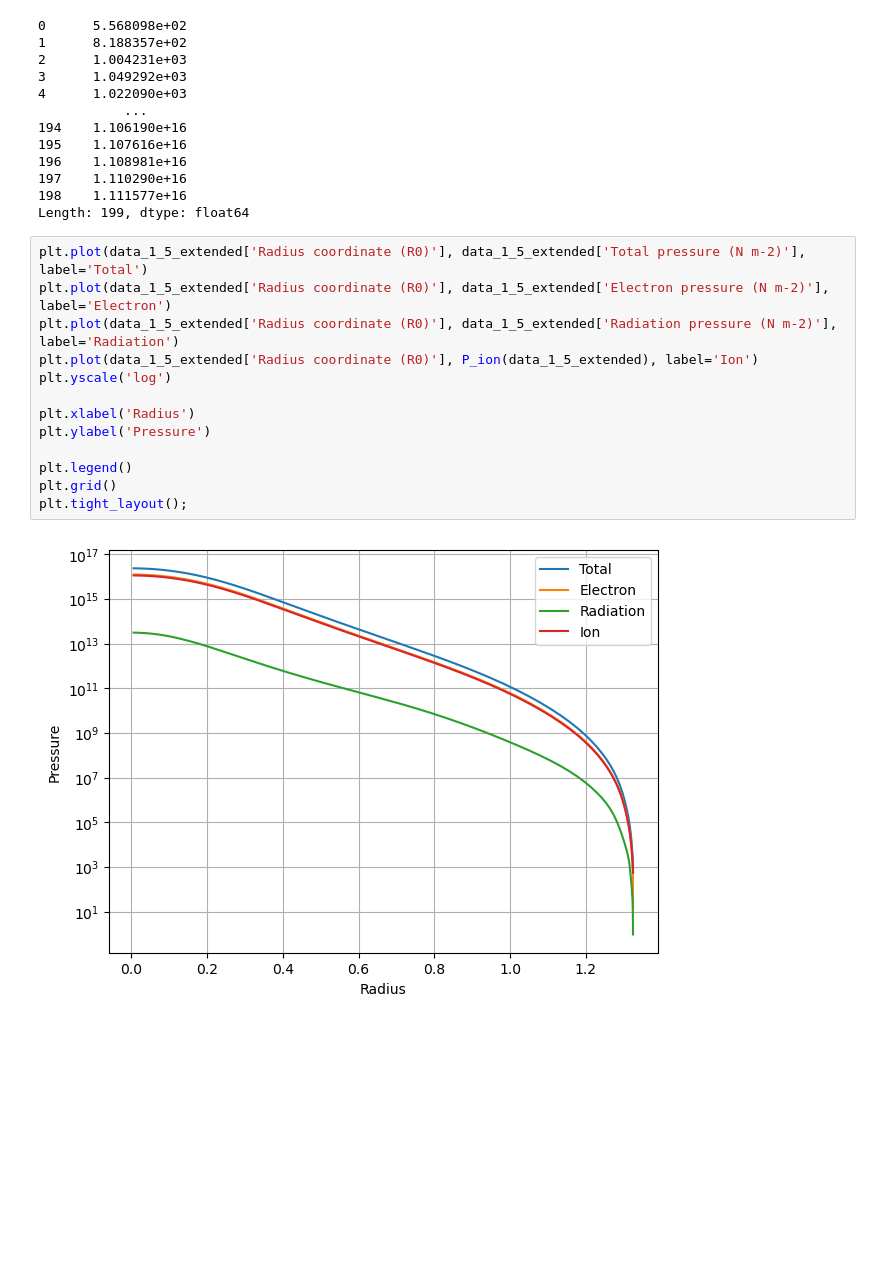
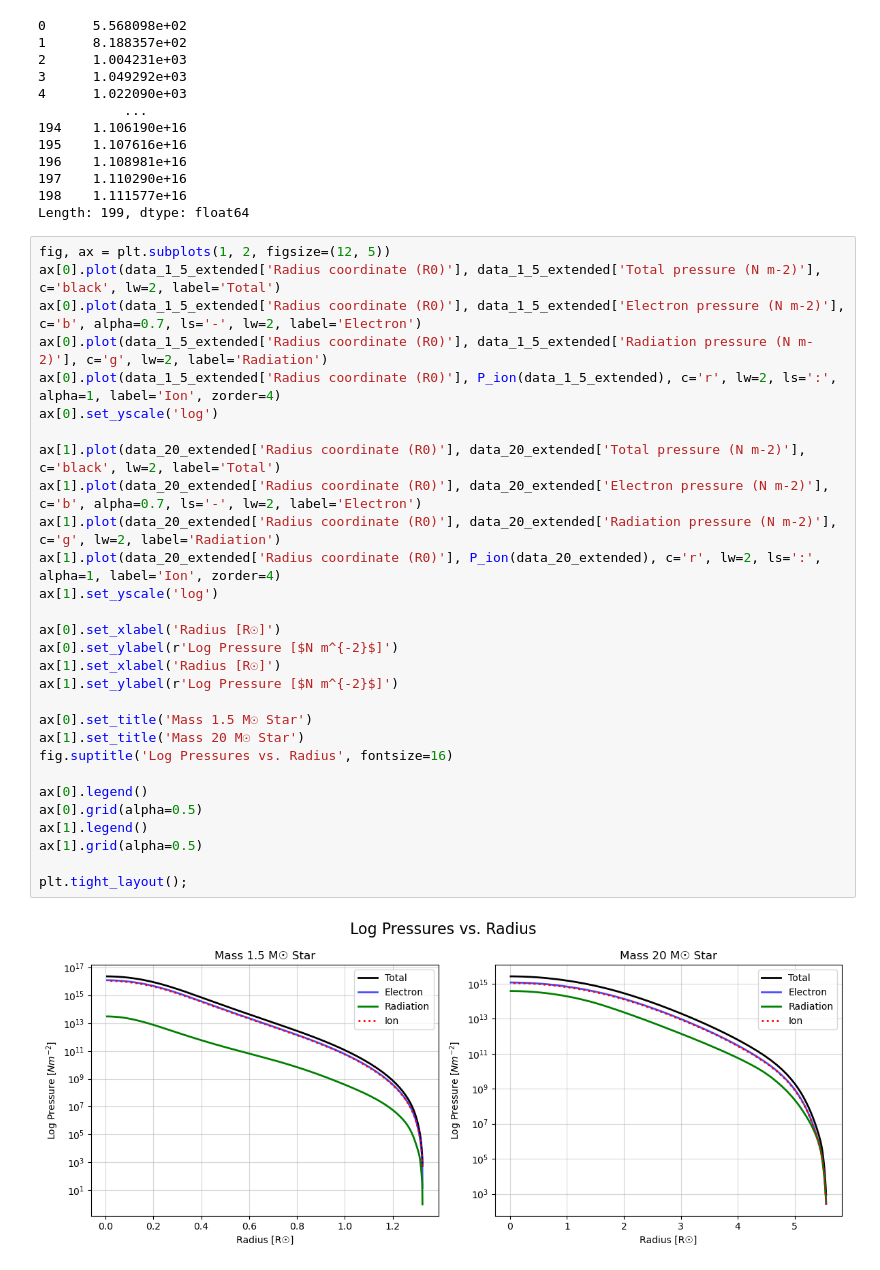
Before and after one commit to pathakis/Modelling-the-Lives-of-Stars, a Jupyter notebook: Task_3_5.ipynb, the cells around one changed output. Cells and saved outputs as stored; diff of their text form; blank space fills up the shorter version.

```diff
--- a/Task_3_5.ipynb
+++ b/Task_3_5.ipynb
@@ -131,18 +131,34 @@ P_ion(data_1_5_extended)
 198    1.111577e+16
 Length: 199, dtype: float64
 # %%
-plt.plot(data_1_5_extended['Radius coordinate (R0)'], data_1_5_extended['Total pressure (N m-2)'], label='Total')
-plt.plot(data_1_5_extended['Radius coordinate (R0)'], data_1_5_extended['Electron pressure (N m-2)'], label='Electron')
-plt.plot(data_1_5_extended['Radius coordinate (R0)'], data_1_5_extended['Radiation pressure (N m-2)'], label='Radiation')
-plt.plot(data_1_5_extended['Radius coordinate (R0)'], P_ion(data_1_5_extended), label='Ion')
-plt.yscale('log')
+fig, ax = plt.subplots(1, 2, figsize=(12, 5))
+ax[0].plot(data_1_5_extended['Radius coordinate (R0)'], data_1_5_extended['Total pressure (N m-2)'], c='black', lw=2, label='Total')
+ax[0].plot(data_1_5_extended['Radius coordinate (R0)'], data_1_5_extended['Electron pressure (N m-2)'], c='b', alpha=0.7, ls='-', lw=2, label='Electron')
+ax[0].plot(data_1_5_extended['Radius coordinate (R0)'], data_1_5_extended['Radiation pressure (N m-2)'], c='g', lw=2, label='Radiation')
+ax[0].plot(data_1_5_extended['Radius coordinate (R0)'], P_ion(data_1_5_extended), c='r', lw=2, ls=':', alpha=1, label='Ion', zorder=4)
+ax[0].set_yscale('log')
 
-plt.xlabel('Radius')
-plt.ylabel('Pressure')
+ax[1].plot(data_20_extended['Radius coordinate (R0)'], data_20_extended['Total pressure (N m-2)'], c='black', lw=2, label='Total')
+ax[1].plot(data_20_extended['Radius coordinate (R0)'], data_20_extended['Electron pressure (N m-2)'], c='b', alpha=0.7, ls='-', lw=2, label='Electron')
+ax[1].plot(data_20_extended['Radius coordinate (R0)'], data_20_extended['Radiation pressure (N m-2)'], c='g', lw=2, label='Radiation')
+ax[1].plot(data_20_extended['Radius coordinate (R0)'], P_ion(data_20_extended), c='r', lw=2, ls=':', alpha=1, label='Ion', zorder=4)
+ax[1].set_yscale('log')
 
-plt.legend()
-plt.grid()
+ax[0].set_xlabel('Radius [R☉]')
+ax[0].set_ylabel(r'Log Pressure [$N m^{-2}$]')
+ax[1].set_xlabel('Radius [R☉]')
+ax[1].set_ylabel(r'Log Pressure [$N m^{-2}$]')
+
+ax[0].set_title('Mass 1.5 M☉ Star')
+ax[1].set_title('Mass 20 M☉ Star')
+fig.suptitle('Log Pressures vs. Radius', fontsize=16)
+
+ax[0].legend()
+ax[0].grid(alpha=0.5)
+ax[1].legend()
+ax[1].grid(alpha=0.5)
+
 plt.tight_layout();
 # %% [output]
-[figure, old version]
+[figure, new version]
 # %%
```
Also changed, not shown: parts of 2 cells of this notebook, 1 other file.
